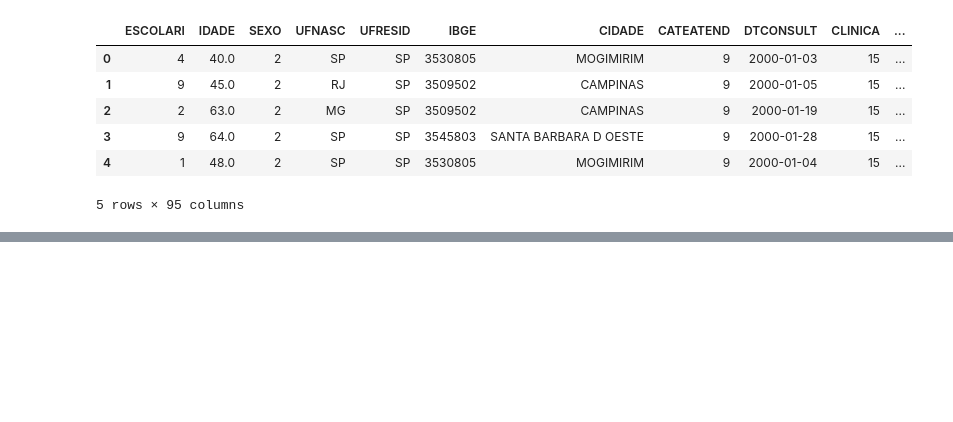
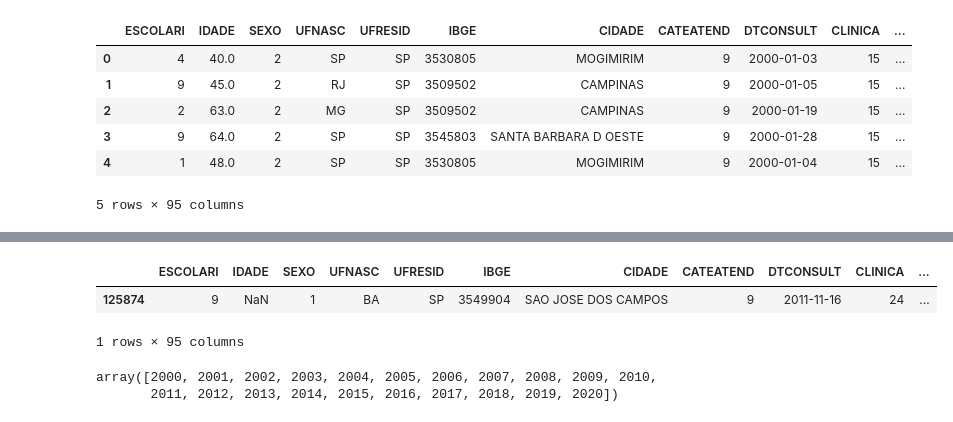
Before and after one commit to Lucas-Buk/IMT, a Jupyter notebook: Cancer.ipynb, the cells around one changed output, grey strips where cells are left out. Drawn from its saved outputs; the diff is of its cells as text; code cells hidden in the pictures; blank space fills up the shorter version.

```diff
--- a/Cancer.ipynb
+++ b/Cancer.ipynb
@@ -746,0 +1239,11 @@ df.head()
+# %%
+df[df.IDADE.isnull() == True]
+# %% [output]
+|  | ESCOLARI | IDADE | SEXO | UFNASC | UFRESID | IBGE | CIDADE | CATEATEND | DTCONSULT | CLINICA | ... |
+| 125874 | 9 | NaN | 1 | BA | SP | 3549904 | SAO JOSE DOS CAMPOS | 9 | 2011-11-16 | 24 | ... |
+1 rows × 95 columns
+# %%
+np.sort(df.ANODIAG.unique())
+# %% [output]
+array([2000, 2001, 2002, 2003, 2004, 2005, 2006, 2007, 2008, 2009, 2010,
+       2011, 2012, 2013, 2014, 2015, 2016, 2017, 2018, 2019, 2020])
```
Also changed, not shown: parts of 89 cells of this notebook.
